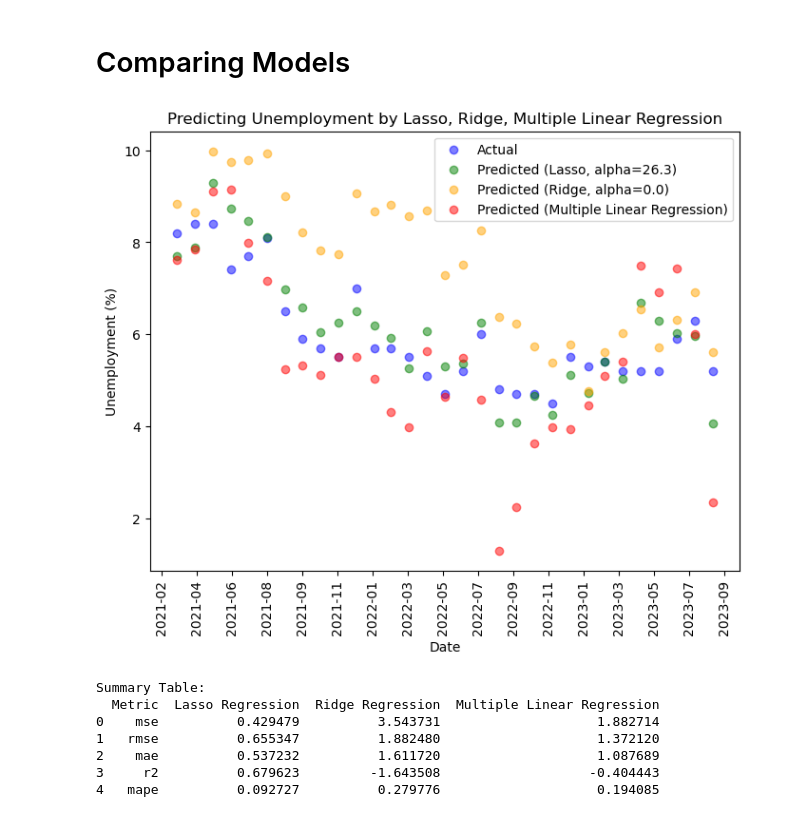
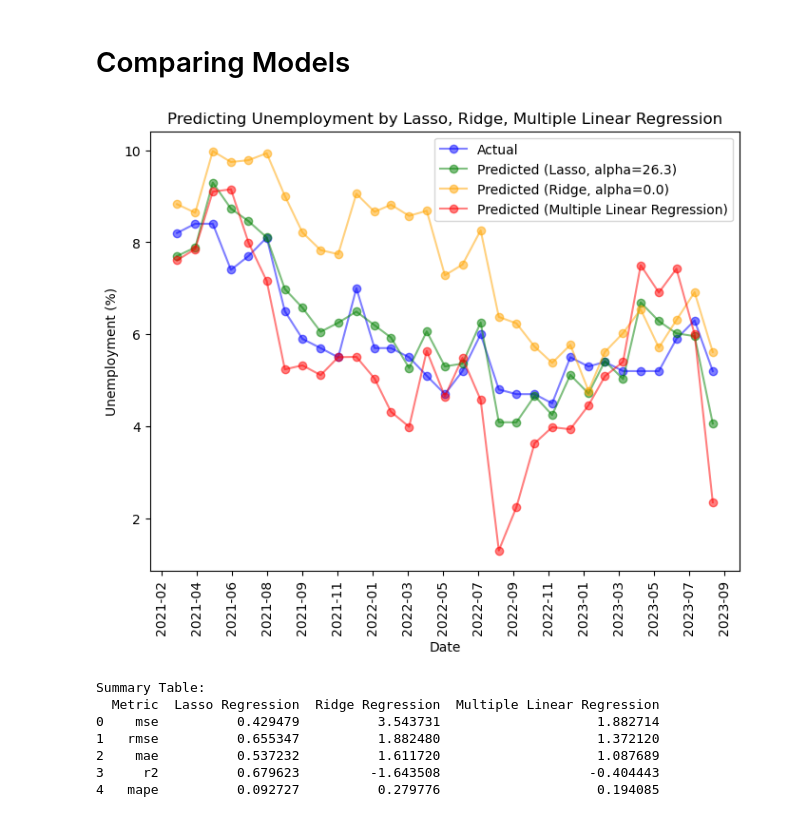
Before and after one commit to gso5699/Predicting-Unemployment-MSCI446-Project-, a Jupyter notebook: Regression_models.ipynb, the cells around one changed output. Drawn from its saved outputs; the diff is of its cells as text; code cells hidden in the pictures.

Commit message:
added comments and changed plots

```diff
--- a/Regression_models.ipynb
+++ b/Regression_models.ipynb
@@ -393,9 +393,10 @@ Mean Absolute Error (MAE): 1.0876890109252753
 Mean Absolute Percentage Error (MAPE): 0.19408531693414344
 R-squared (R2): -0.4044431144361029
 # %%
-#store multiple regression data
+#store multiple regression data with model, predicted test set values and the performance metrics
 multiple_regression_data = {
     'model': lm,
+    'features': features_selected,
     'pred': pred_multi,
     'stats' : {
         'mse': mse,
@@ -504,9 +511,10 @@ Mean Absolute Error (MAE): 0.5372324442876238
 Mean Absolute Percentage Error (MAPE): 0.09272729533781997
 R-squared (R2): 0.6796226227264885
 # %%
-#store lasso data
+#store lasso data with model, predicted test set values and the performance metrics
 lasso_data = {
     'model': final_lasso_model,
+    'features': best_subset_features,
     'pred': final_pred_lasso,
     'stats' : {
         'mse': mse,
@@ -594,9 +610,10 @@ Mean Absolute Error (MAE): 1.6117200017219182
 Mean Absolute Percentage Error (MAPE): 0.2797758007035352
 R-squared (R2): -1.6435077428529525
 # %%
-#store ridge data
+#store ridge data with model, predicted test set values and the performance metrics
 ridge_data = {
     'model': final_ridge_model,
+    'features': best_subset_features,
     'pred': final_pred_ridge,
     'stats' : {
         'mse': mse,
@@ -610,21 +627,24 @@ ridge_data = {
 # Comparing Models
 # %%
 
-#ploting the different regression models
+# ploting the different regression models
 plt.figure(figsize=(8, 6))
-plt.scatter(y_test.index, y_test, color='blue', label='Actual', alpha=0.5)
-plt.scatter(lasso_data['pred'].index, lasso_data['pred'], color='green', label=f"Predicted (Lasso, alpha={lasso_data['model'].alpha})", alpha=0.5)
-plt.scatter(ridge_data['pred'].index, ridge_data['pred'], color='orange', label=f"Predicted (Ridge, alpha={ridge_data['model'].alpha})", alpha=0.5)
-plt.scatter(multiple_regression_data['pred'].index, multiple_regression_data['pred'], color='red', label='Predicted (Multiple Linear Regression)', alpha=0.5)
+plt.plot(y_test.index, y_test, color='blue', label='Actual', alpha=0.5, marker='o')
+plt.plot(lasso_data['pred'].index, lasso_data['pred'], color='green', label=f"Predicted (Lasso, alpha={lasso_data['model'].alpha})", alpha=0.5, marker='o')
+plt.plot(ridge_data['pred'].index, ridge_data['pred'], color='orange', label=f"Predicted (Ridge, alpha={ridge_data['model'].alpha})", alpha=0.5, marker='o')
+plt.plot(multiple_regression_data['pred'].index, multiple_regression_data['pred'], color='red', label='Predicted (Multiple Linear Regression)', alpha=0.5, marker='o')
 
+# labels and title
 plt.xlabel('Date')
 plt.ylabel('Unemployment (%)')
 plt.title("Predicting Unemployment by Lasso, Ridge, Multiple Linear Regression")
+
+# formatting
 plt.legend()
 plt.gca().xaxis.set_major_formatter(mdates.DateFormatter('%Y-%m'))
 plt.gca().xaxis.set_major_locator(MaxNLocator(nbins=20))
 plt.xticks(rotation=90)
 plt.show()
 # %% [output]
-[figure, old version]
+[figure, new version]
 # %%
```
Also changed, not shown: parts of 12 cells of this notebook.
